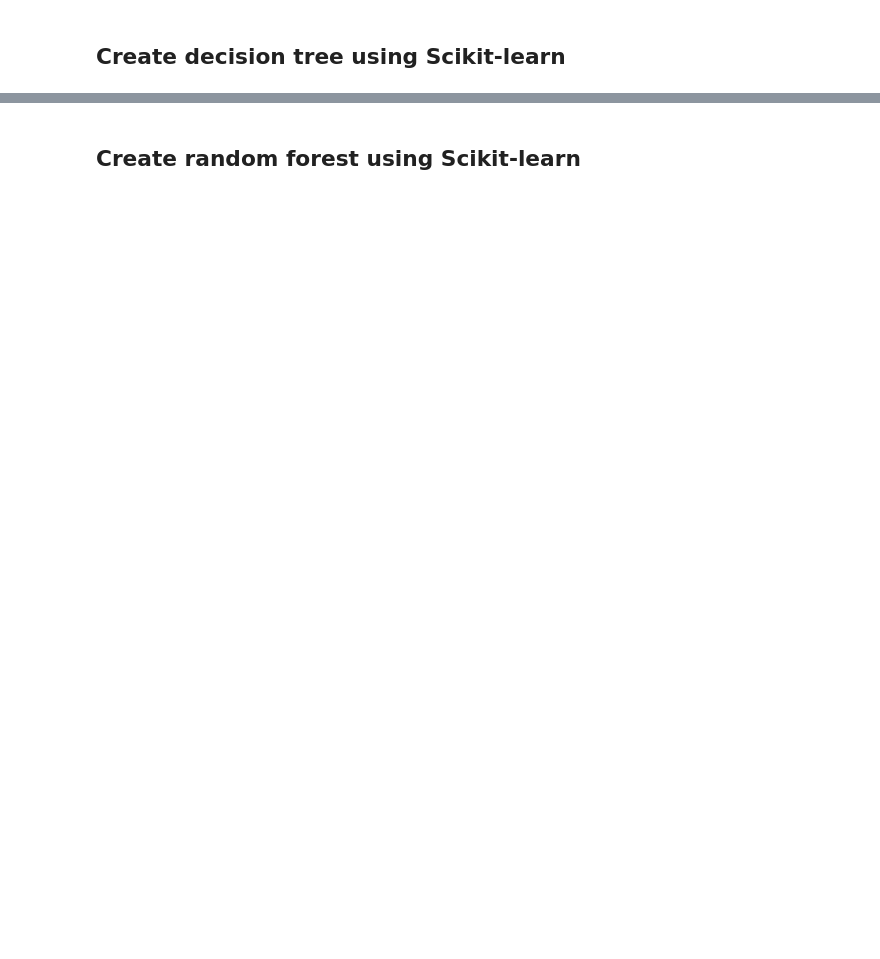
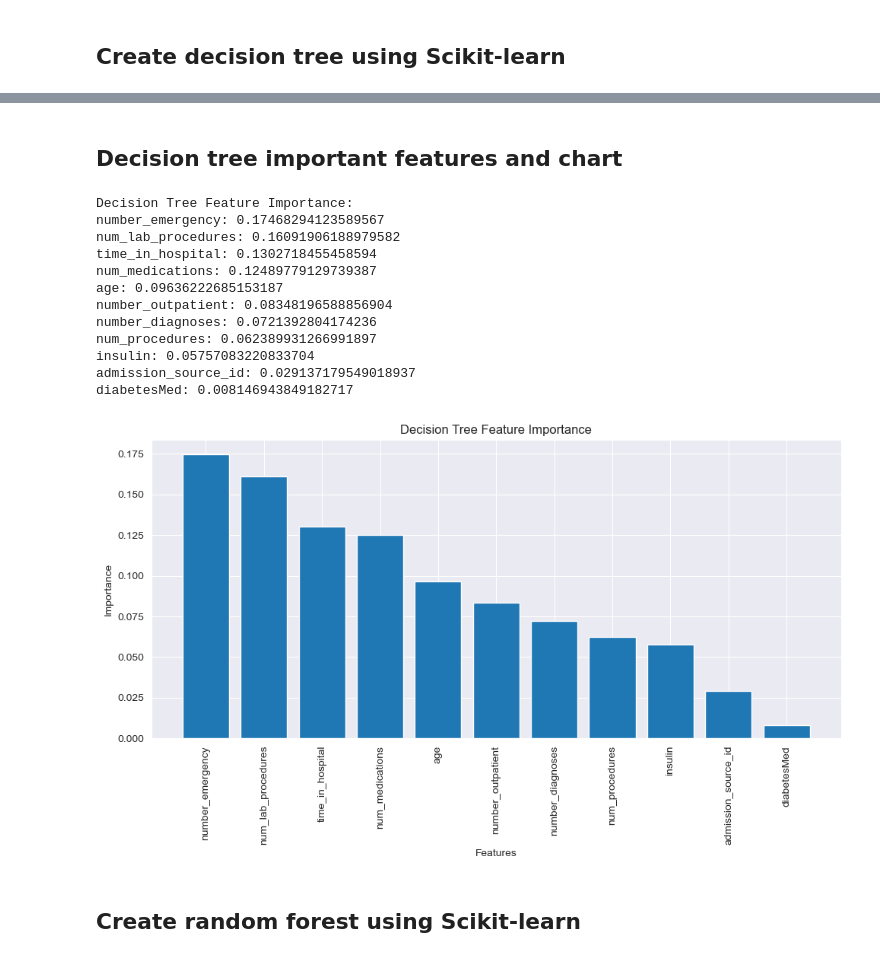
Before and after one commit to BerlinTheWall/ML-decision-tree, a Jupyter notebook: Assignment4.ipynb, the cells around one changed output, grey strips where cells are left out. Saved outputs shown, nothing was run; the diff lists cells and outputs as text; code cells hidden in the pictures; blank space fills up the shorter version.

```diff
--- a/Assignment4.ipynb
+++ b/Assignment4.ipynb
@@ -354,2 +510,41 @@ diabetesMed: 0.004703265228449646
+# %% [markdown]
+## Decision tree important features and chart
+# %%
+# Get feature importance and sort
+dt_feature_importance = clf.feature_importances_
+sorted_dt_indices = dt_feature_importance.argsort()[::-1]
+
+# Print sorted feature importance ( didn't show the zero features )
+print("\nDecision Tree Feature Importance:")
+for i in sorted_dt_indices:
+    if dt_feature_importance[i] != 0:
+        print(f"{X.columns[i]}: {dt_feature_importance[i]}")
+
+
+sorted_features = X.columns[sorted_dt_indices]
+
+# Create a bar plot
+plt.figure(figsize=(10, 6))
+plt.bar(range(len(dt_feature_importance)), dt_feature_importance[sorted_dt_indices])
+plt.xticks(range(len(dt_feature_importance)), sorted_features, rotation='vertical')
+plt.xlabel('Features')
+plt.ylabel('Importance')
+plt.title('Decision Tree Feature Importance')
+plt.tight_layout()
+plt.show()
+# %% [output]
+Decision Tree Feature Importance:
+number_emergency: 0.17468294123589567
+num_lab_procedures: 0.16091906188979582
+time_in_hospital: 0.1302718455458594
+num_medications: 0.12489779129739387
+age: 0.09636222685153187
+number_outpatient: 0.08348196588856904
+number_diagnoses: 0.0721392804174236
+num_procedures: 0.062389931266991897
+insulin: 0.05757083220833704
+admission_source_id: 0.029137179549018937
+diabetesMed: 0.008146943849182717
+[figure, added]
 # %% [markdown]
 ## Create random forest using Scikit-learn
```
Also changed, not shown: parts of 40 cells of this notebook, 2 other files.
